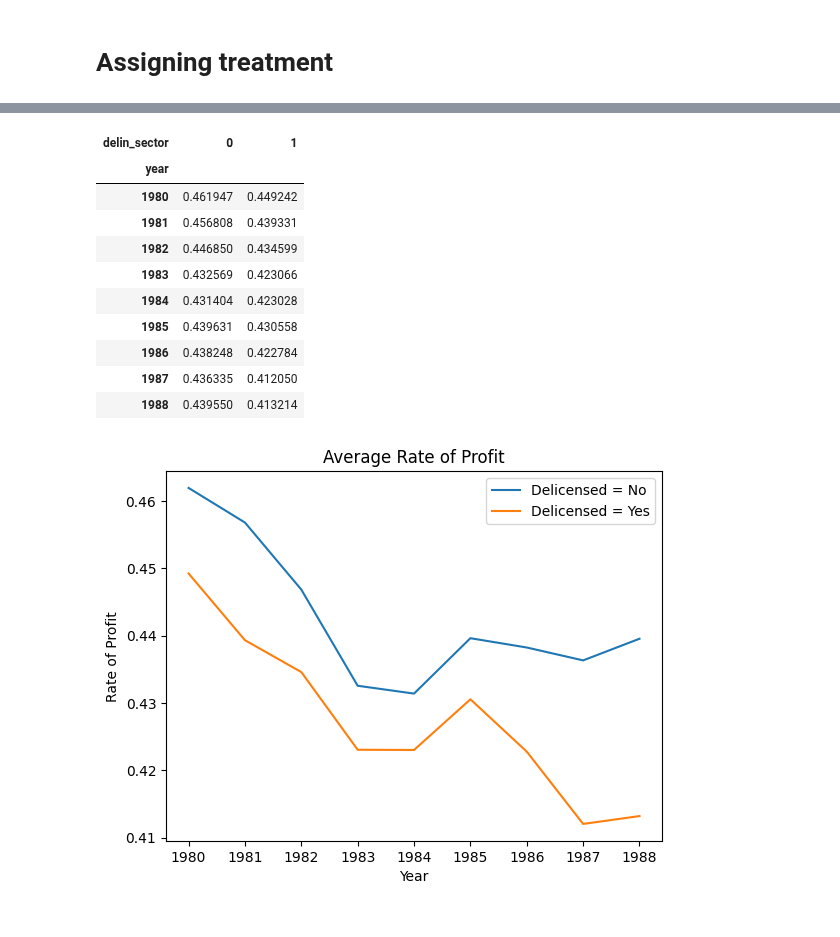
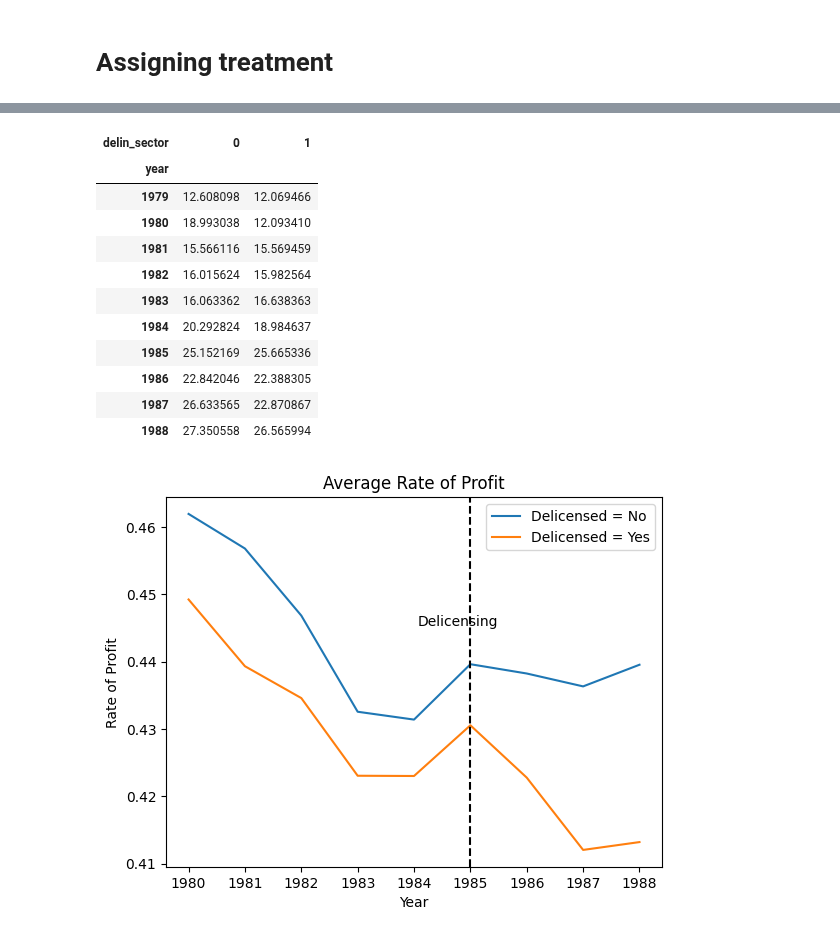
Before and after one commit to kabeerbora/1980s_delin, a Jupyter notebook: 1980s_delicensing.ipynb, the cells around one changed output, grey strips where cells are left out. Saved outputs shown, nothing was run; the diff lists cells and outputs as text; code cells hidden in the pictures.

```diff
--- a/1980s_delicensing.ipynb
+++ b/1980s_delicensing.ipynb
@@ -80,4 +80,8 @@ Wall time: 46.1 s
 column_labels = meta.column_names_to_labels
 df_final.columns = [column_labels.get(col, col) for col in df_final.columns]
 df_final.head(5)
+df_final['nic_code'] = df_final['NIC-70(1) Original NIC70'].astype(str).str[:3]
+df_final['year'] = df_final['Year of Survey'].astype(str).str[:4]
+df_final = df_final.drop(columns=['NIC-70(1) Original NIC70', 'Year of Survey'])
+df_final
 # %% [output]
@@ -207,37 +216,35 @@ df_new
 # %%
 average_rop_by_delin_sector_year = df_new.groupby(['year', 'delin_sector'])['rop'].mean().unstack()
+total_fact_by_delin_sector_year = df_final.groupby(['year', 'delin_sector'])['No. of Factories'].sum().unstack()
+wage_worker_by_delin_sector_year = df_final.groupby(['year', 'delin_sector'])['wage_worker'].mean().unstack()
 average_rop_by_delin_sector_year
+total_fact_by_delin_sector_year
+wage_worker_by_delin_sector_year
 # %% [output]
 | delin_sector | 0 | 1 |
 | year |  |  |
-| 1980 | 0.461947 | 0.449242 |
-| 1981 | 0.456808 | 0.439331 |
-| 1982 | 0.446850 | 0.434599 |
-| 1983 | 0.432569 | 0.423066 |
-| 1984 | 0.431404 | 0.423028 |
-| 1985 | 0.439631 | 0.430558 |
-| 1986 | 0.438248 | 0.422784 |
-| 1987 | 0.436335 | 0.412050 |
-| 1988 | 0.439550 | 0.413214 |
+| 1979 | 12.608098 | 12.069466 |
+| 1980 | 18.993038 | 12.093410 |
+| 1981 | 15.566116 | 15.569459 |
+| 1982 | 16.015624 | 15.982564 |
+| 1983 | 16.063362 | 16.638363 |
+| 1984 | 20.292824 | 18.984637 |
+| 1985 | 25.152169 | 25.665336 |
+| 1986 | 22.842046 | 22.388305 |
+| 1987 | 26.633565 | 22.870867 |
+| 1988 | 27.350558 | 26.565994 |
 # %%
 import matplotlib.pyplot as plt
-
-# Assuming 'average_rop_by_delin_sector_year' is defined as in your code
-# ... (your previous code)
-
-# Plot the data with two separate lines
 plt.plot(average_rop_by_delin_sector_year.index, average_rop_by_delin_sector_year[0], label='Delicensed = No')
 plt.plot(average_rop_by_delin_sector_year.index, average_rop_by_delin_sector_year[1], label='Delicensed = Yes')
-
-# Add labels and title
 plt.xlabel('Year')
 plt.ylabel('Rate of Profit')
 plt.title('Average Rate of Profit')
-
-# Add legend
 plt.legend()
 
-# Show the plot
+# Add vertical line at year 1985
+plt.axvline(x=1985, color='black', linestyle='--', label='delicensing')
+plt.text(1985.5, 0.446, 'Delicensing', rotation=360, ha='right', va='center')
 plt.show()
 # %% [output]
-[figure, old version]
+[figure, new version]
```
Also changed, not shown: parts of 5 cells of this notebook.
